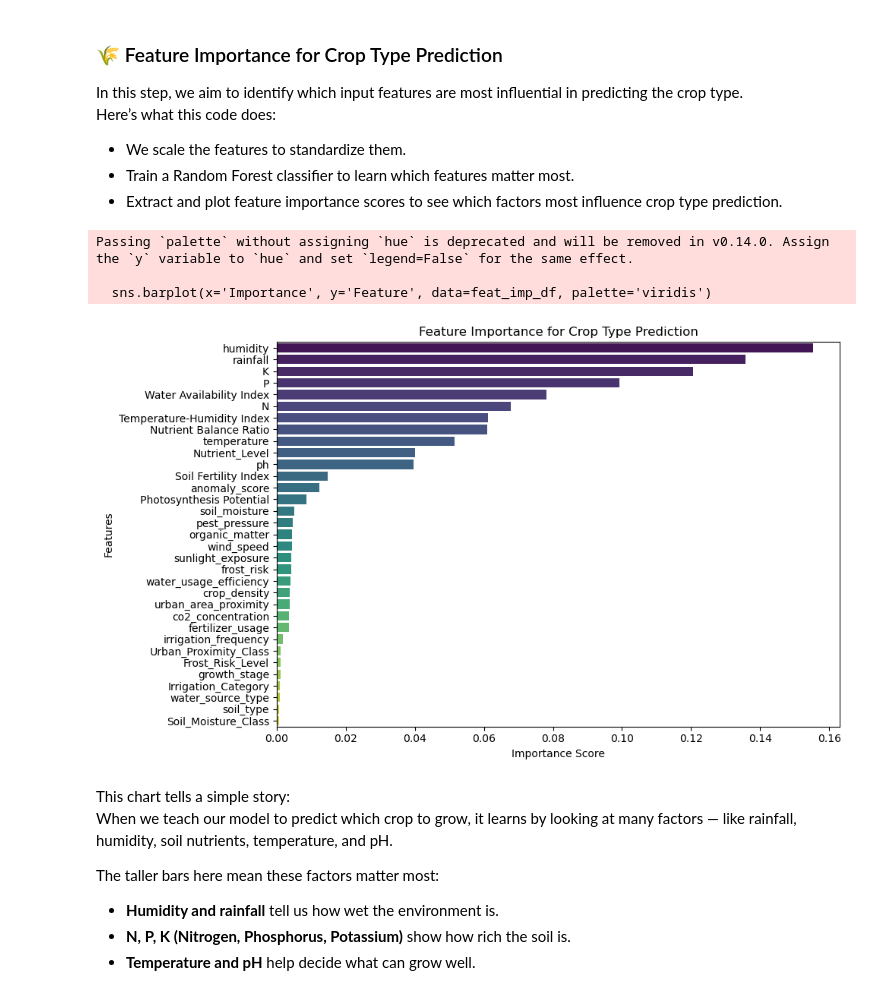
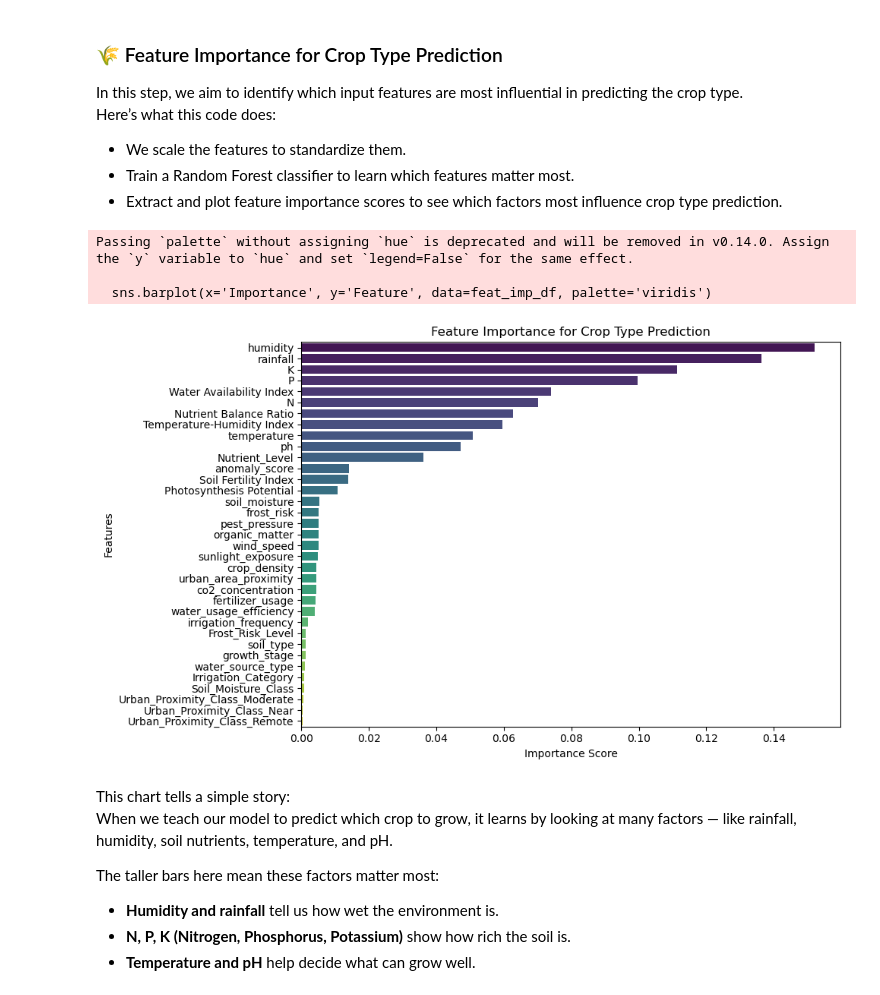
Before and after one commit to JaisreeMK-15/Crop-yield-prediction-and-recommendation, a Jupyter notebook: Crop prediction and recommendation.ipynb, the cells around one changed output. Cells and saved outputs as stored; diff of their text form; code cells hidden in the pictures.

```diff
--- a/Crop prediction and recommendation.ipynb
+++ b/Crop prediction and recommendation.ipynb
@@ -797,20 +798,28 @@ These derived features capture diverse environmental and soil conditions across
 To make the derived categorical features usable for machine learning models, we performed encoding to convert them into numerical format. This step is essential because most models cannot directly interpret textual categories.
 # %%
 from sklearn.preprocessing import LabelEncoder
+import pandas as pd
 
-categorical_features = [
+ordinal_features = [
     'Nutrient_Level',
     'Soil_Moisture_Class',
     'Frost_Risk_Level',
-    'Urban_Proximity_Class',
-    'Irrigation_Category'
+    'Irrigation_Category'  # Assuming ordinal for now
 ]
 
+nominal_features = [
+    'Urban_Proximity_Class'
+]
+
+# Label Encoding for ordinal features
 label_encoders = {}
-for col in categorical_features:
+for col in ordinal_features:
     le = LabelEncoder()
     clean_crop_df[col] = le.fit_transform(clean_crop_df[col])
     label_encoders[col] = le
+
+# One-Hot Encoding for nominal features
+clean_crop_df = pd.get_dummies(clean_crop_df, columns=nominal_features)
 # %% [markdown]
 # 📂 Section 5: Model Building
 # %% [markdown]
@@ -822,43 +831,39 @@ Here’s what this code does:
 - Train a Random Forest classifier to learn which features matter most.
 - Extract and plot feature importance scores to see which factors most influence crop type prediction.
 # %%
-# feature Importance for Crop Type Prediction
-
 from sklearn.model_selection import train_test_split
 from sklearn.ensemble import RandomForestClassifier
-from sklearn.preprocessing import StandardScaler
+import pandas as pd
+import matplotlib.pyplot as plt
+import seaborn as sns
 
-# defining the features and target
+# Define the features and target
 X = clean_crop_df.drop('label', axis=1)
 y = clean_crop_df['label']
 
-# scaling the features
-scaler = StandardScaler()
-X_scaled = scaler.fit_transform(X)
+# Train the Random Forest classifier
+clf = RandomForestClassifier(n_estimators=100, random_state=42)
+clf.fit(X, y)
 
-#  training the random forest classifier
-clf = RandomForestClassifier(n_estimators=100, random_state=42)
-clf.fit(X_scaled, y)
-
-# feature importance
+# Get feature importances
 feature_names = X.columns
 importances = clf.feature_importances_
 feat_imp_df = pd.DataFrame({'Feature': feature_names, 'Importance': importances})
 feat_imp_df = feat_imp_df.sort_values(by='Importance', ascending=False)
 
-# plotting the graph
-plt.figure(figsize=(10,6))
+# Plotting the feature importances
+plt.figure(figsize=(10, 6))
 sns.barplot(x='Importance', y='Feature', data=feat_imp_df, palette='viridis')
 plt.title('Feature Importance for Crop Type Prediction')
 plt.xlabel('Importance Score')
 plt.ylabel('Features')
 plt.tight_layout()
 plt.show()
 # %% [output]
 Passing `palette` without assigning `hue` is deprecated and will be removed in v0.14.0. Assign the `y` variable to `hue` and set `legend=False` for the same effect.
 
   sns.barplot(x='Importance', y='Feature', data=feat_imp_df, palette='viridis')
-[figure, old version]
+[figure, new version]
 # %% [markdown]
 This chart tells a simple story:
 When we teach our model to predict which crop to grow, it learns by looking at many factors — like rainfall, humidity, soil nutrients, temperature, and pH.
```
Also changed, not shown: parts of 11 cells of this notebook.
